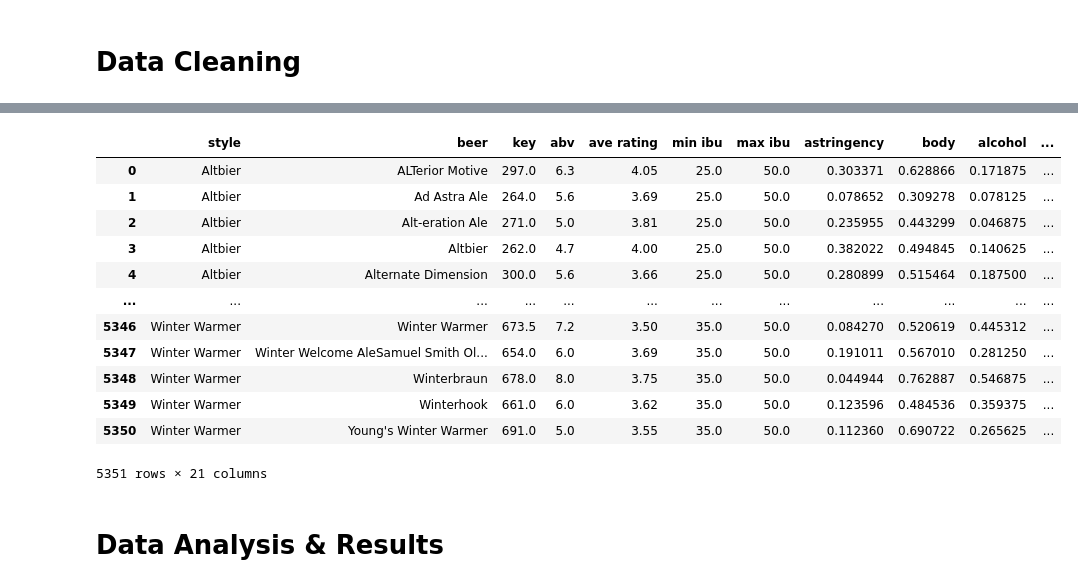
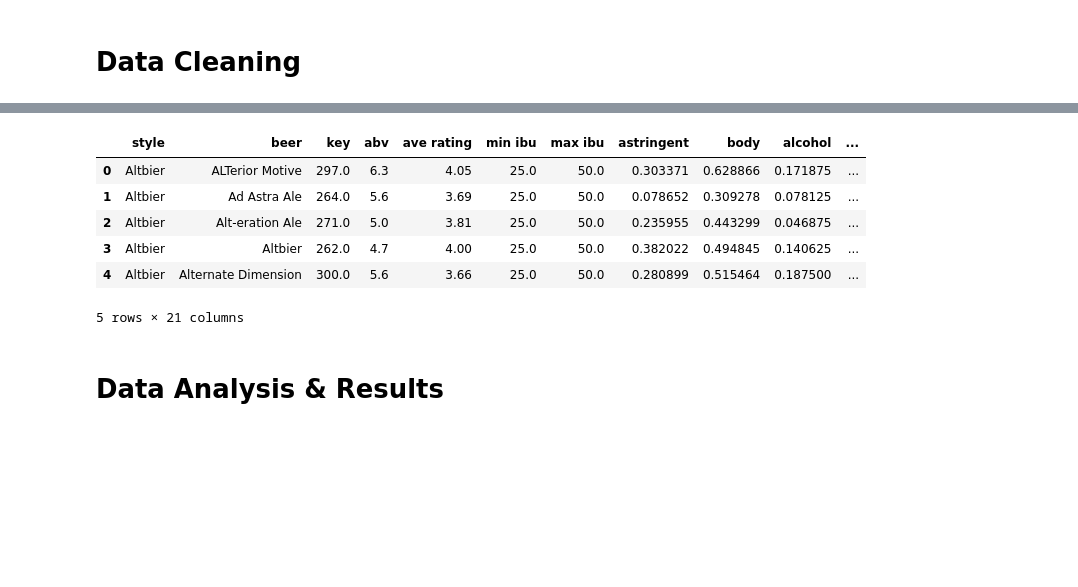
Before and after one commit to BrandonLuong/Beer-Analysis, a Jupyter notebook: FinalProjectGroup_039-Fa22.ipynb, the cells around one changed output, grey strips where cells are left out. Cells and saved outputs as stored; diff of their text form; code cells hidden in the pictures; blank space fills up the shorter version.

```diff
--- a/FinalProjectGroup_039-Fa22.ipynb
+++ b/FinalProjectGroup_039-Fa22.ipynb
@@ -118,14 +120,14 @@ description_df = description_df.drop(description_df.filter(regex='Impact').colum
 # lowercase the column names
 description_df.columns = description_df.columns.str.lower()
 # rename columns to match the descriptors in both data sets
-description_df = description_df.rename(columns = {'fruity':'fruits', 'astringent':'astringency', 'alcoholic':'alcohol'})
+description_df = description_df.rename(columns = {'spices':'spicy', 'alcoholic':'alcohol'})
 description_df
 
 # lowercase the column names
 beer_data_set.columns = beer_data_set.columns.str.lower()
 # drop 'style key' column and rename 'name' column to 'beer'
 beer_data_set = (beer_data_set.drop(columns = ['style key'])
-        .rename(columns = {'name': 'beer'})
+        .rename(columns = {'name': 'beer', 'astringency':'astringent', 'fruits':'fruity', 'spices':'spicy'})
 )
 beer_data_set
 
@@ -144,9 +146,9 @@ beer_data_set.head()
 | 4 | Scurry | 255 | Altbier | Off Color Brewing | Notes:Just cause it's dark and Ge... | 5.3 | 3.67 | 25 | 50 | 21 | ... |
 # %%
 # group the descriptors into three groups: 'flavor and aroma', 'mouthfeel', 'taste'
-mouthfeel = ['astringency',	'body',	'alcohol']
+mouthfeel = ['astringent',	'body',	'alcohol']
 taste = ['bitter', 'sweet', 'sour', 'salty']
-flavor_and_aroma = ['fruits', 'hoppy', 'spices', 'malty']
+flavor_and_aroma = ['fruity', 'hoppy', 'spicy', 'malty']
 beer_data_set['mouthfeel'] = beer_data_set[mouthfeel].sum(axis=1)
 beer_data_set['taste'] = beer_data_set[taste].sum(axis=1)
 beer_data_set['flavor_and_aroma'] = beer_data_set[flavor_and_aroma].sum(axis=1)
@@ -164,5 +166,5 @@ beer_data_set['beer'].value_counts()
 
 # aggregate the data so that there is only one review for each beer
 beer_data_set = beer_data_set.groupby(['style', 'beer']).mean().reset_index()
-beer_data_set
+beer_data_set.head()
 # %% [output]
@@ -192,16 +188,16 @@ check_desc
 num_desc_words = np.invert(description_df.isna()).sum()
 
 
-mouthfeel = ['astringency',	'body',	'alcohol']
+mouthfeel = ['astringent',	'body',	'alcohol']
 taste = ['bitter', 'sweet', 'sour', 'salty']
-flavor_and_aroma = ['fruits', 'hoppy', 'spices', 'malty']
+flavor_and_aroma = ['fruity', 'hoppy', 'spicy', 'malty']
 # the number of descriptors for each group
 num_mouthfeel = np.invert(description_df[mouthfeel].isna()).sum().sum()
 num_taste = np.invert(description_df[taste].isna()).sum().sum()
 num_flavor = np.invert(description_df[flavor_and_aroma].isna()).sum().sum()
 # %%
 # standardize the descriptors and descriptor groups
-beer_data_set['astringency'] = beer_data_set['astringency'].apply(lambda x: x  / num_desc_words.loc['astringency'])
+beer_data_set['astringent'] = beer_data_set['astringent'].apply(lambda x: x  / num_desc_words.loc['astringent'])
 
 beer_data_set['body'] = beer_data_set['body'].apply(lambda x: x  / num_desc_words.loc['body'])
 
@@ -215,11 +211,11 @@ beer_data_set['sour'] = beer_data_set['sour'].apply(lambda x: x  / num_desc_word
 
 beer_data_set['salty'] = beer_data_set['salty'].apply(lambda x: x  / num_desc_words.loc['salty'])
 
-beer_data_set['fruits'] = beer_data_set['fruits'].apply(lambda x: x  / num_desc_words.loc['fruits'])
+beer_data_set['fruity'] = beer_data_set['fruity'].apply(lambda x: x  / num_desc_words.loc['fruity'])
 
 beer_data_set['hoppy'] = beer_data_set['hoppy'].apply(lambda x: x  / num_desc_words.loc['hoppy'])
 
-beer_data_set['spices'] = beer_data_set['spices'].apply(lambda x: x  / num_desc_words.loc['spices'])
+beer_data_set['spicy'] = beer_data_set['spicy'].apply(lambda x: x  / num_desc_words.loc['spicy'])
 
 beer_data_set['malty'] = beer_data_set['malty'].apply(lambda x: x  / num_desc_words.loc['malty'])
 
@@ -231,21 +227,15 @@ beer_data_set['flavor_and_aroma'] = beer_data_set['flavor_and_aroma'].apply(lamb
 # %%
 # final clean data set
 final = beer_data_set
-final
+final.head()
 # %% [output]
-|  | style | beer | key | abv | ave rating | min ibu | max ibu | astringency | body | alcohol | ... |
+|  | style | beer | key | abv | ave rating | min ibu | max ibu | astringent | body | alcohol | ... |
 | 0 | Altbier | ALTerior Motive | 297.0 | 6.3 | 4.05 | 25.0 | 50.0 | 0.303371 | 0.628866 | 0.171875 | ... |
 | 1 | Altbier | Ad Astra Ale | 264.0 | 5.6 | 3.69 | 25.0 | 50.0 | 0.078652 | 0.309278 | 0.078125 | ... |
 | 2 | Altbier | Alt-eration Ale | 271.0 | 5.0 | 3.81 | 25.0 | 50.0 | 0.235955 | 0.443299 | 0.046875 | ... |
 | 3 | Altbier | Altbier | 262.0 | 4.7 | 4.00 | 25.0 | 50.0 | 0.382022 | 0.494845 | 0.140625 | ... |
 | 4 | Altbier | Alternate Dimension | 300.0 | 5.6 | 3.66 | 25.0 | 50.0 | 0.280899 | 0.515464 | 0.187500 | ... |
-| ... | ... | ... | ... | ... | ... | ... | ... | ... | ... | ... | ... |
-| 5346 | Winter Warmer | Winter Warmer | 673.5 | 7.2 | 3.50 | 35.0 | 50.0 | 0.084270 | 0.520619 | 0.445312 | ... |
-| 5347 | Winter Warmer | Winter Welcome AleSamuel Smith Ol... | 654.0 | 6.0 | 3.69 | 35.0 | 50.0 | 0.191011 | 0.567010 | 0.281250 | ... |
-| 5348 | Winter Warmer | Winterbraun | 678.0 | 8.0 | 3.75 | 35.0 | 50.0 | 0.044944 | 0.762887 | 0.546875 | ... |
-| 5349 | Winter Warmer | Winterhook | 661.0 | 6.0 | 3.62 | 35.0 | 50.0 | 0.123596 | 0.484536 | 0.359375 | ... |
-| 5350 | Winter Warmer | Young's Winter Warmer | 691.0 | 5.0 | 3.55 | 35.0 | 50.0 | 0.112360 | 0.690722 | 0.265625 | ... |
-5351 rows × 21 columns
+5 rows × 21 columns
 # %% [markdown]
 # Data Analysis & Results
 # %%
```
Also changed, not shown: parts of 24 cells of this notebook.
